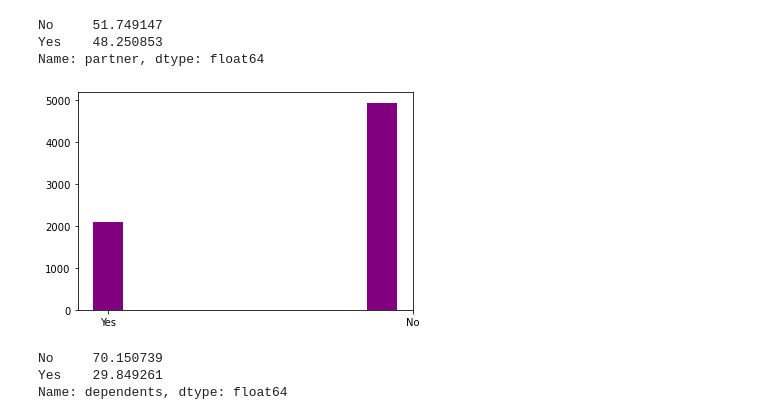
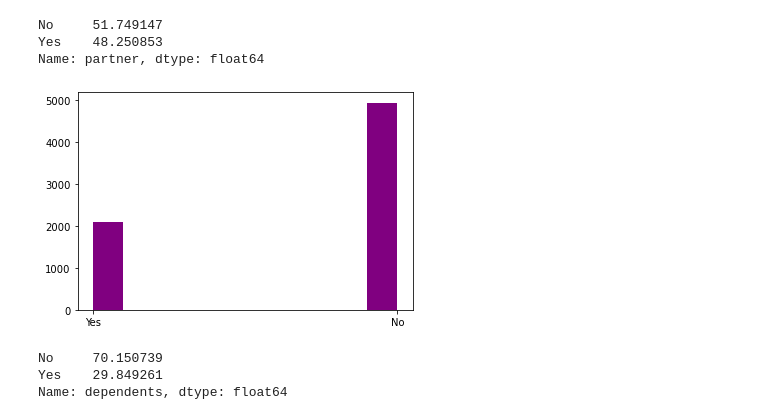
Before and after one commit to Severina7/Man_in_a_hole, a Jupyter notebook: doodle_and_draft.ipynb, the cells around one changed output. Cells and saved outputs as stored; diff of their text form; code cells hidden in the pictures.

```diff
--- a/doodle_and_draft.ipynb
+++ b/doodle_and_draft.ipynb
@@ -282,10 +282,10 @@ No     51.749147
 Yes    48.250853
 Name: partner, dtype: float64
 # %%
-plt.hist(telco['dependents'], align='left', color='purple')
+plt.hist(telco['dependents'], color='purple')
 plt.show()
 # %% [output]
-[figure, old version]
+[figure, new version]
 # %%
 telco.dependents.value_counts(normalize=True)*100
 # %% [output]
```
Also changed, not shown: parts of 9 cells of this notebook, 3 other files.
